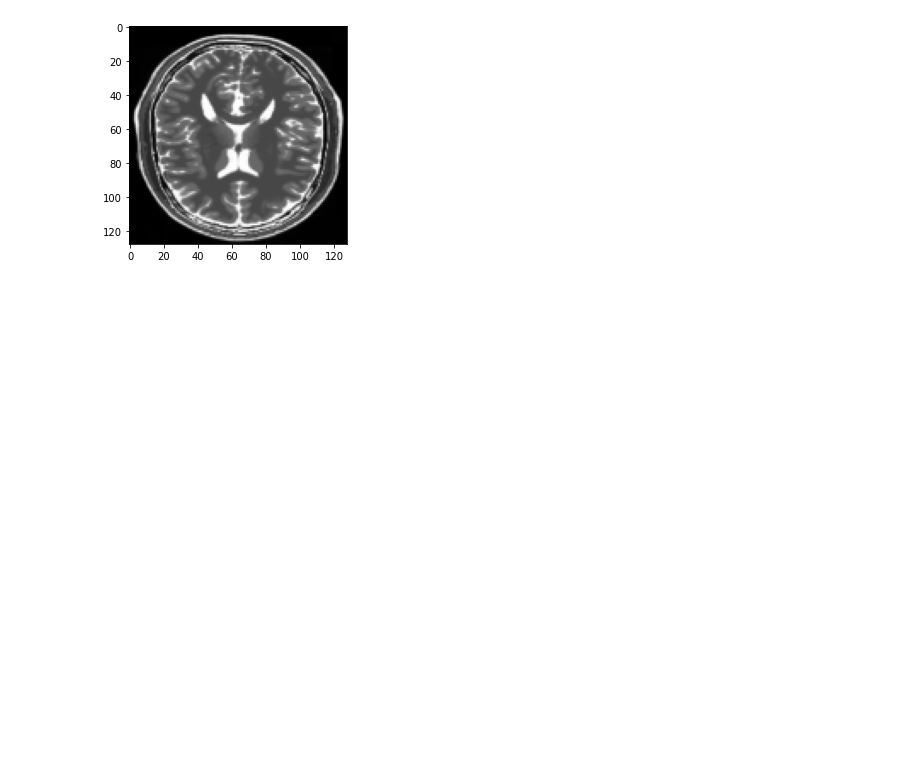
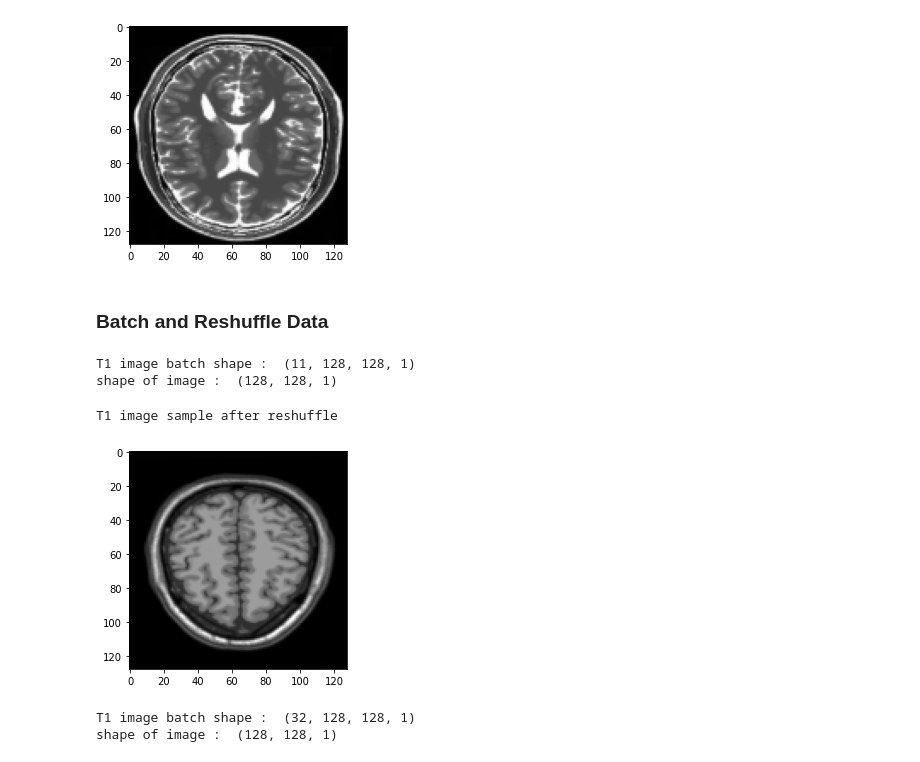
Before and after one commit to chaitsugale/Style-Transfer-using-CycleGAN, a Jupyter notebook: Style_Transfer_MR1_T1_T2_Cyclic_GAN_Capstone_Project_Chaitanya.ipynb, the cells around one changed output. Saved outputs shown, nothing was run; the diff lists cells and outputs as text; code cells hidden in the pictures; blank space fills up the shorter version.

```diff
--- a/Style_Transfer_MR1_T1_T2_Cyclic_GAN_Capstone_Project_Chaitanya.ipynb
+++ b/Style_Transfer_MR1_T1_T2_Cyclic_GAN_Capstone_Project_Chaitanya.ipynb
@@ -363,3 +363,44 @@ plt.imshow(first_image.numpy()[:,:,0], cmap = 'gray')
 plt.show()
 # %% [output]
 [figure]
+# %% [markdown]
+### Batch and Reshuffle Data
+# %%
+#setting buffer size
+
+mr1_buffer_size = 32
+# %%
+t1_image_data = image_t1_reshape.shuffle(mr1_buffer_size)
+
+t2_image_data = image_t2_reshape.shuffle(mr1_buffer_size)
+# %%
+image_batch_7 = next(iter(t1_image_data))
+
+print("T1 image batch shape : ",image_batch_7.shape)
+
+first_image = image_batch_7[0]
+
+print('shape of image : ',first_image.shape)
+# %% [output]
+T1 image batch shape :  (11, 128, 128, 1)
+shape of image :  (128, 128, 1)
+# %%
+plt.imshow(first_image.numpy()[:,:,0], cmap = 'gray')
+
+print('T1 image sample after reshuffle')
+
+plt.show()
+# %% [output]
+T1 image sample after reshuffle
+[figure, added]
+# %%
+image_batch_8 = next(iter(t2_image_data))
+
+print("T1 image batch shape : ",image_batch_8.shape)
+
+first_image = image_batch_8[0]
+
+print('shape of image : ',first_image.shape)
+# %% [output]
+T1 image batch shape :  (32, 128, 128, 1)
+shape of image :  (128, 128, 1)
```
Also changed, not shown: parts of 21 cells of this notebook.
